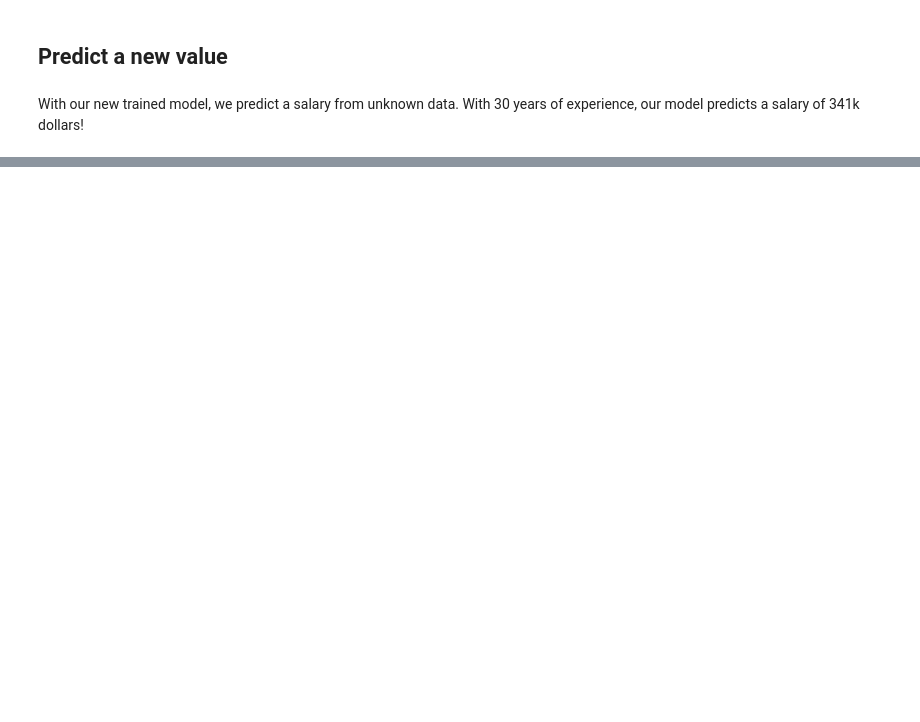
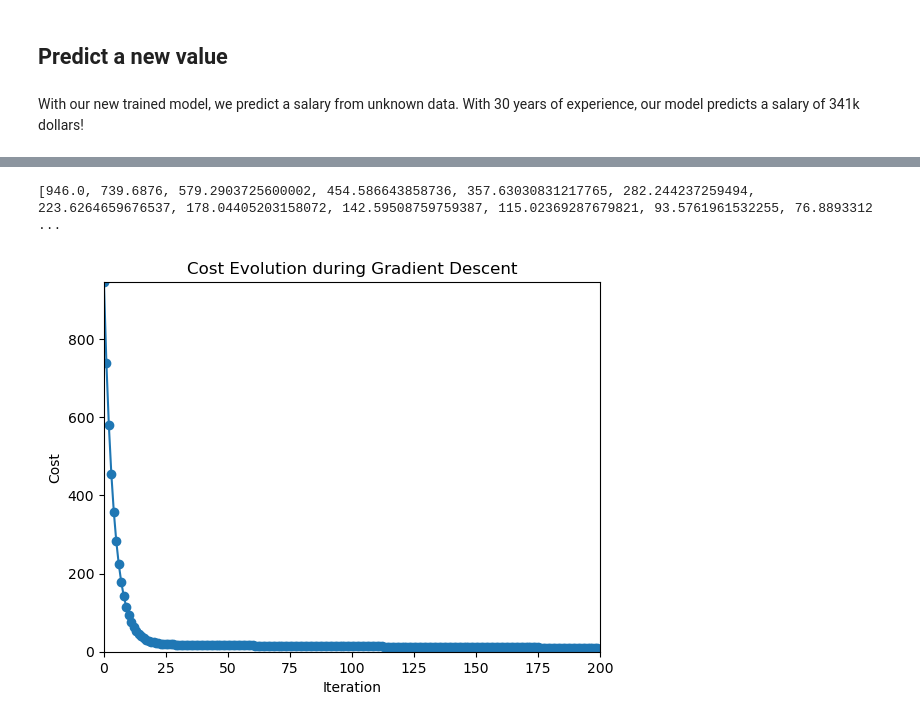
Before and after one commit to walterwhites/machine_learning, a Jupyter notebook: SimpleLinearRegression/linearRegression.ipynb, the cells around one changed output, grey strips where cells are left out. Drawn from its saved outputs; the diff is of its cells as text; code cells hidden in the pictures; blank space fills up the shorter version.

```diff
--- a/SimpleLinearRegression/linearRegression.ipynb
+++ b/SimpleLinearRegression/linearRegression.ipynb
@@ -71,0 +72,13 @@ print(new_prediction)
+# %%
+print(cost_history)
+# %% [output]
+[946.0, 739.6876, 579.2903725600002, 454.586643858736, 357.63030831217765, 282.244237259494, 223.6264659676537, 178.04405203158072, 142.59508759759387, 115.02369287679821, 93.5761961532255, 76.8893312 ...
+# %%
+plt.plot(range(num_iterations), cost_history, marker='o')
+plt.xlabel('Iteration')
+plt.ylabel('Cost')
+plt.title('Cost Evolution during Gradient Descent')
+plt.axis([0, num_iterations, 0, max(cost_history)])
+plt.show()
+# %% [output]
+[figure, added]
```
Also changed, not shown: parts of 3 cells of this notebook.
